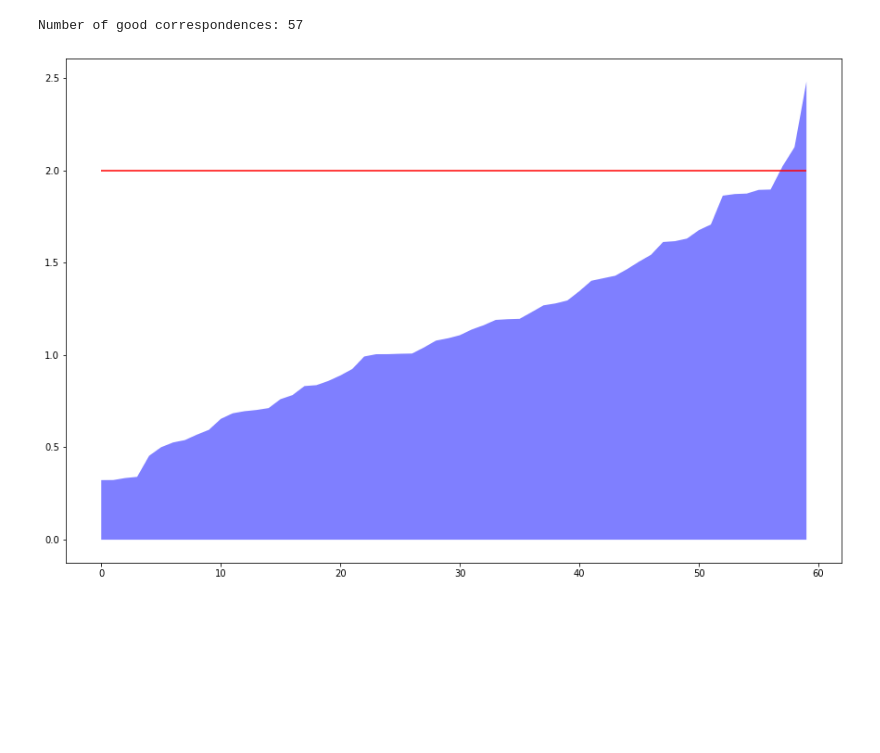
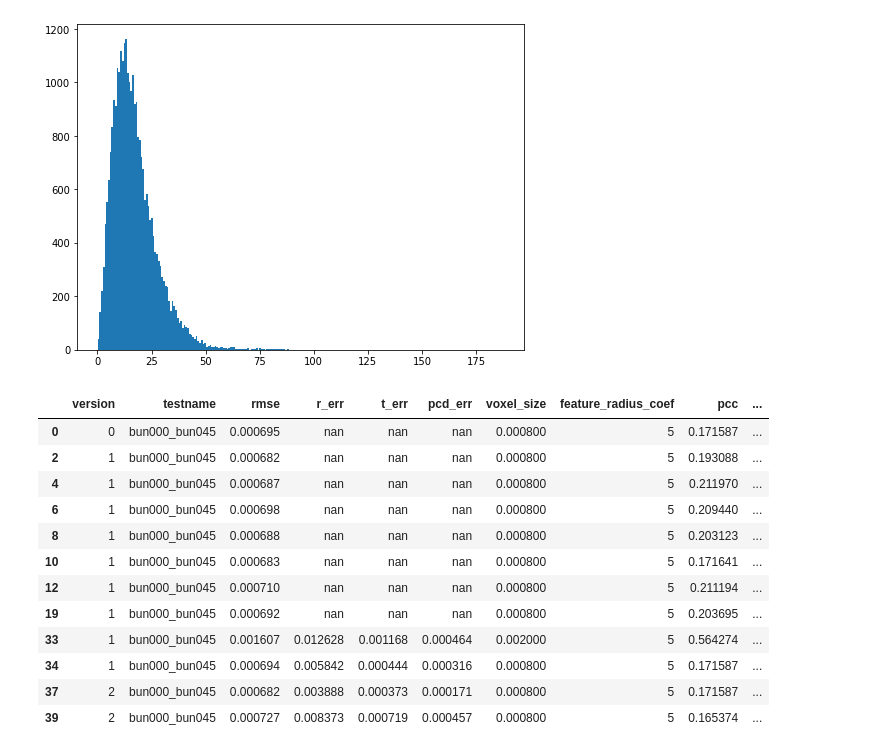
Before and after one commit to aleksandrina-streltsova/lidar-global-registration, a Jupyter notebook: notebook.ipynb, the cells around one changed output. Cells and saved outputs as stored; diff of their text form; code cells hidden in the pictures; blank space fills up the shorter version.

```diff
--- a/notebook.ipynb
+++ b/notebook.ipynb
@@ -32,5 +42,4 @@ Number of good correspondences: 468
-# %%
-show_distances('Hokuyo_distances.csv')
-# %% [output]
-Number of good correspondences: 57
-[figure, removed]
+# %%
+show_uniquenesses('data/debug/bun000_bun045_uniquenesses_src_random_01.csv')
+# %% [output]
+[figure, added]
@@ -36,0 +51,19 @@ Number of good correspondences: 57
+# %%
+df = pd.read_csv('data/debug/test_results.csv')
+df['pcc'] = df['correct_correspondences'] / df['correspondences']
+df_bun = df[df['testname'] == 'bun000_bun045'][columns]
+display_colored(df_bun)
+# %% [output]
+|  | version | testname | rmse | r_err | t_err | pcd_err | voxel_size | feature_radius_coef | pcc | ... |
+| 0 | 0 | bun000_bun045 | 0.000695 | nan | nan | nan | 0.000800 | 5 | 0.171587 | ... |
+| 2 | 1 | bun000_bun045 | 0.000682 | nan | nan | nan | 0.000800 | 5 | 0.193088 | ... |
+| 4 | 1 | bun000_bun045 | 0.000687 | nan | nan | nan | 0.000800 | 5 | 0.211970 | ... |
+| 6 | 1 | bun000_bun045 | 0.000698 | nan | nan | nan | 0.000800 | 5 | 0.209440 | ... |
+| 8 | 1 | bun000_bun045 | 0.000688 | nan | nan | nan | 0.000800 | 5 | 0.203123 | ... |
+| 10 | 1 | bun000_bun045 | 0.000683 | nan | nan | nan | 0.000800 | 5 | 0.171641 | ... |
+| 12 | 1 | bun000_bun045 | 0.000710 | nan | nan | nan | 0.000800 | 5 | 0.211194 | ... |
+| 19 | 1 | bun000_bun045 | 0.000692 | nan | nan | nan | 0.000800 | 5 | 0.203695 | ... |
+| 33 | 1 | bun000_bun045 | 0.001607 | 0.012628 | 0.001168 | 0.000464 | 0.002000 | 5 | 0.564274 | ... |
+| 34 | 1 | bun000_bun045 | 0.000694 | 0.005842 | 0.000444 | 0.000316 | 0.000800 | 5 | 0.171587 | ... |
+| 37 | 2 | bun000_bun045 | 0.000682 | 0.003888 | 0.000373 | 0.000171 | 0.000800 | 5 | 0.171587 | ... |
+| 39 | 2 | bun000_bun045 | 0.000727 | 0.008373 | 0.000719 | 0.000457 | 0.000800 | 5 | 0.165374 | ... |
```
Also changed, not shown: parts of 22 cells of this notebook, 11 other files.
